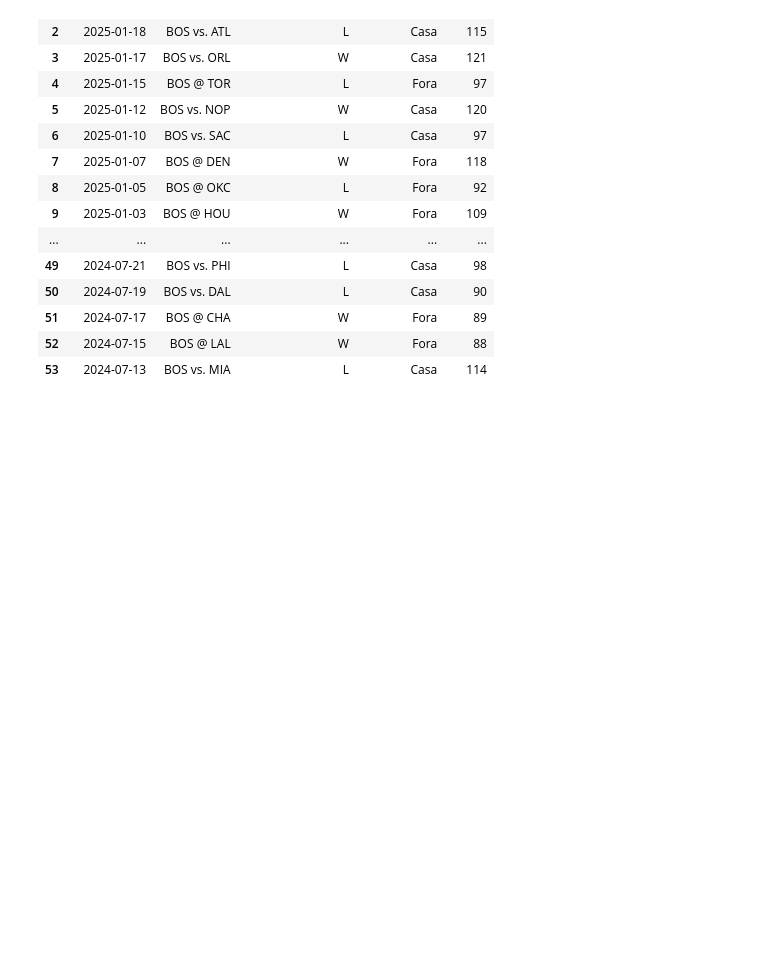
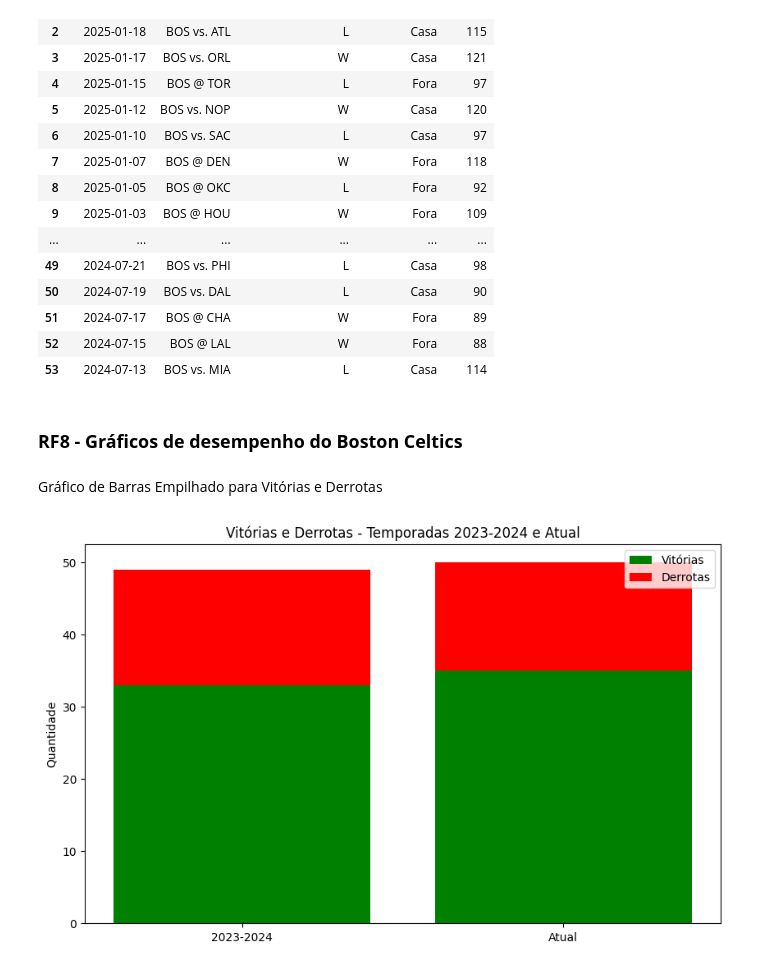
Before and after one commit to jacksonlmp/data_science_nba, a Jupyter notebook: notebook/data_exploration.ipynb, the cells around one changed output. Saved outputs shown, nothing was run; the diff lists cells and outputs as text; code cells hidden in the pictures; blank space fills up the shorter version.

```diff
--- a/notebook/data_exploration.ipynb
+++ b/notebook/data_exploration.ipynb
@@ -429,3 +430,5 @@ Jogos do Boston Celtics - Temporada 2023-2024:
 | 51 | 2024-07-17 | BOS @ CHA | W | Fora | 89 |
 | 52 | 2024-07-15 | BOS @ LAL | W | Fora | 88 |
 | 53 | 2024-07-13 | BOS vs. MIA | L | Casa | 114 |
+# %% [markdown]
+### **RF8 - Gráficos de desempenho do Boston Celtics**
@@ -431,0 +487,16 @@ Jogos do Boston Celtics - Temporada 2023-2024:
+# %% [markdown]
+Gráfico de Barras Empilhado para Vitórias e Derrotas
+# %%
+labels = ['2023-2024', 'Atual']
+wins = [total_wins_2023_24, total_wins_current]
+losses = [total_losses_2023_24, total_losses_current]
+
+plt.figure(figsize=(10, 6))
+plt.bar(labels, wins, color='green', label='Vitórias')
+plt.bar(labels, losses, bottom=wins, color='red', label='Derrotas')
+plt.title("Vitórias e Derrotas - Temporadas 2023-2024 e Atual")
+plt.ylabel("Quantidade")
+plt.legend()
+plt.show()
+# %% [output]
+[figure, added]
```
Also changed, not shown: parts of 22 cells of this notebook, 12 other files.
